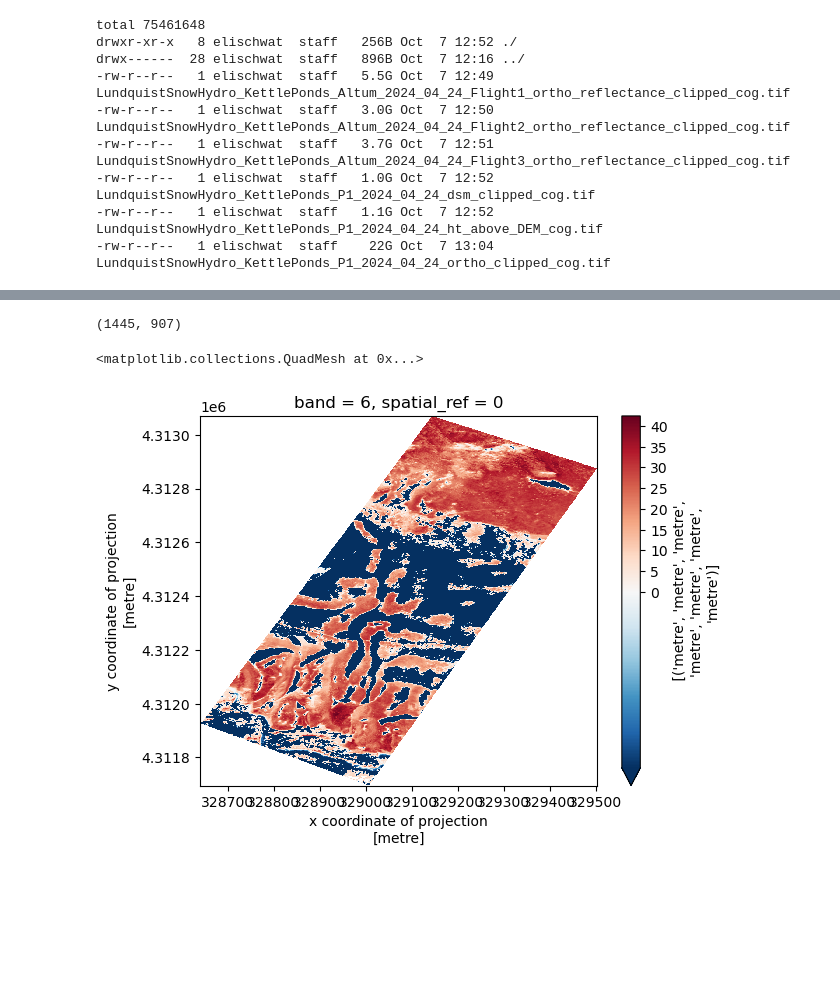
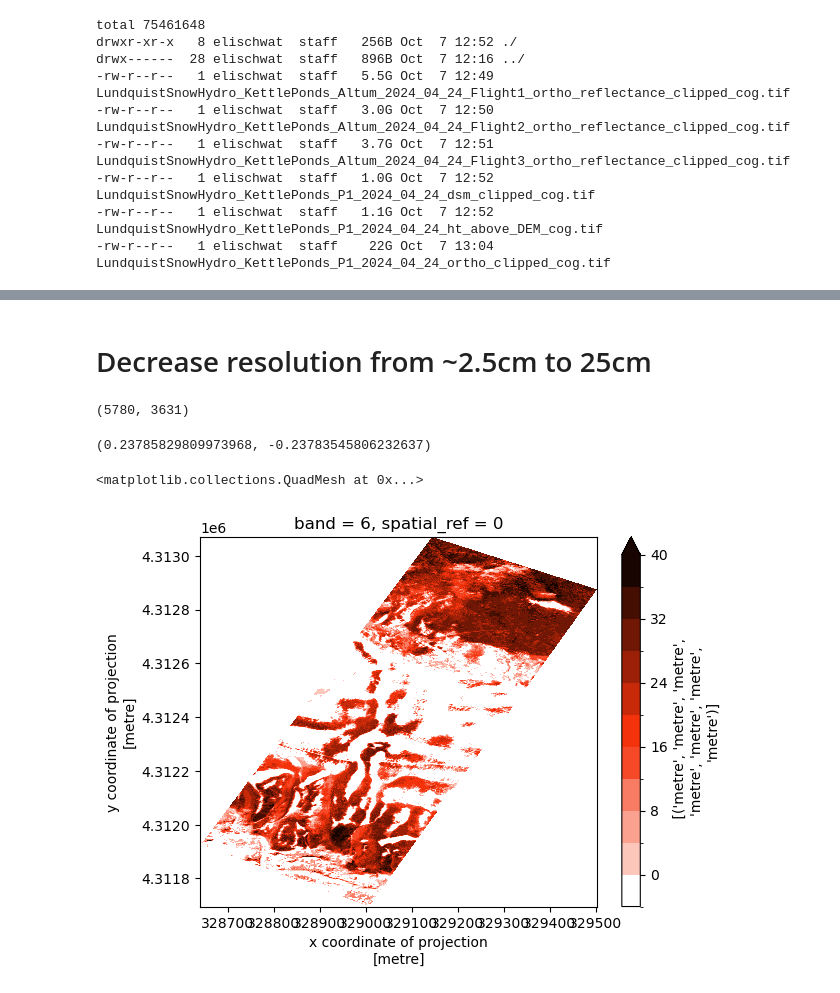
Before and after one commit to elischwat/sublimationofsnow, a Jupyter notebook: analysis/paper3/uav_data/extract_surfacetemp_profiles.ipynb, the cells around one changed output, grey strips where cells are left out. Drawn from its saved outputs; the diff is of its cells as text; code cells hidden in the pictures; blank space fills up the shorter version.

```diff
--- a/analysis/paper3/uav_data/extract_surfacetemp_profiles.ipynb
+++ b/analysis/paper3/uav_data/extract_surfacetemp_profiles.ipynb
@@ -70,5 +33,7 @@ units :
+# %% [markdown]
+# Decrease resolution from ~2.5cm to 25cm
 # %%
-scale_factor = 0.05
+scale_factor = 0.2
 new_width = int(src.sel(band=6).rio.width * scale_factor)
 new_height = int(src.sel(band=6).rio.height * scale_factor)
 print((new_height, new_width))
@@ -77,16 +42,24 @@ irband_lowres = src.sel(band=6).rio.reproject(
     shape=(new_height, new_width),
 )
 # %% [output]
-(1445, 907)
+(5780, 3631)
-# %%
-
-
-# Define the colormap and normalization
-cmap = plt.cm.RdBu_r  # Red-Blue colormap
-norm = TwoSlopeNorm(vmin=-1, vcenter=0, vmax=irband_lowres.max())
-
-# Plot with the custom colormap and normalization
-irband_lowres.plot(cmap=cmap, norm=norm)
-# %% [output]
-<matplotlib.collections.QuadMesh at 0x...>
-[figure, removed]
+# %%
+irband_lowres.rio.resolution()
+# %% [output]
+(0.23785829809973968, -0.23783545806232637)
+# %%
+import matplotlib.colors as mcolors
+red_scale_colors = [
+    # '#FEEBE7',
+      '#FCC6BB', '#FAA18F', '#F87C63', '#F54927', '#F4320B', '#C82909', '#9C2007', '#701705', '#440E03', '#180501',
+]
+blue = ['#FFFFFF']
+# 2. Create a ListedColormap from your colors
+custom_cmap = mcolors.ListedColormap(blue + red_scale_colors)
+bounds = [irband_lowres.min().item()] + list(np.linspace(0,40,11))
+norm = mcolors.BoundaryNorm(bounds, custom_cmap.N)
+# Plot with the custom colormap and normalization
+irband_lowres.plot(cmap=custom_cmap, norm=norm)
+# %% [output]
+<matplotlib.collections.QuadMesh at 0x...>
+[figure, added]
```
Also changed, not shown: parts of 29 cells of this notebook.
